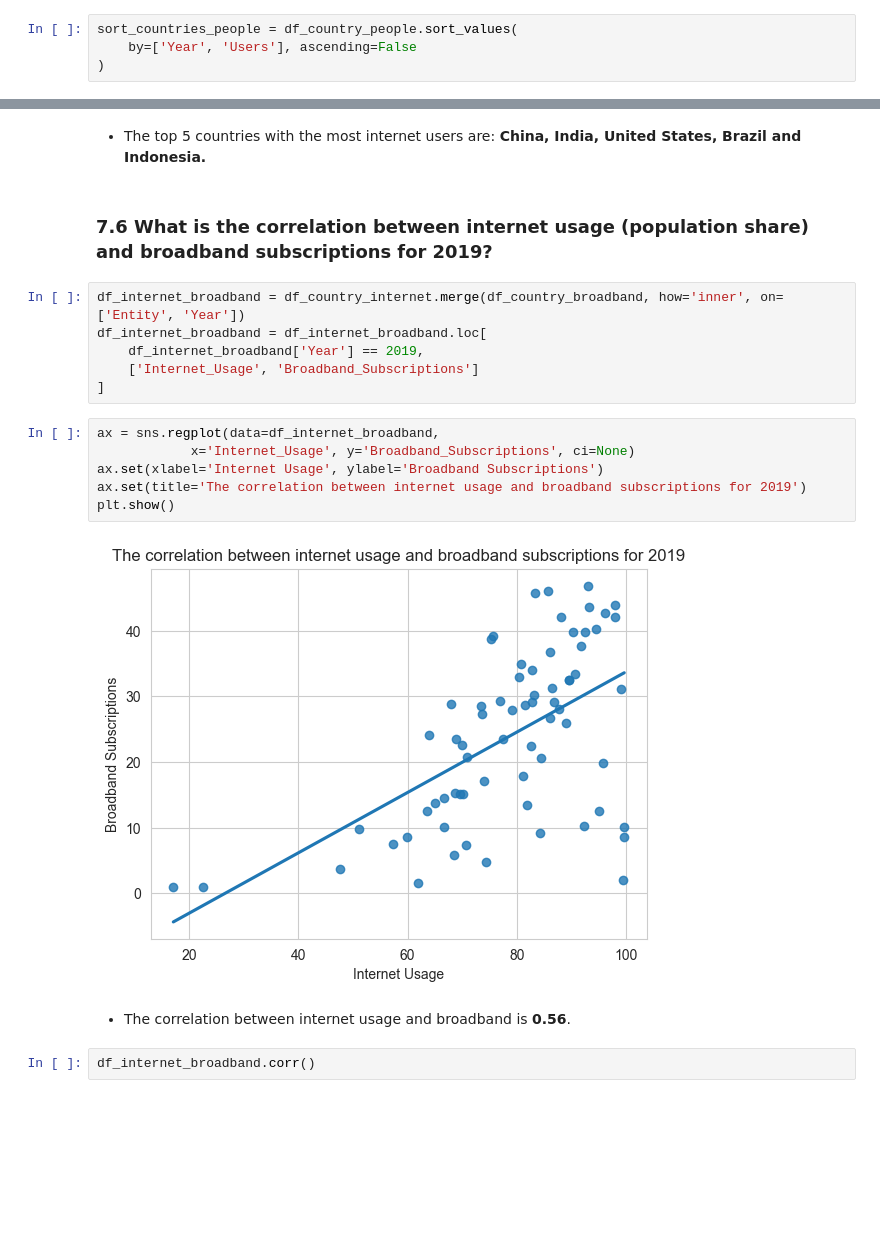
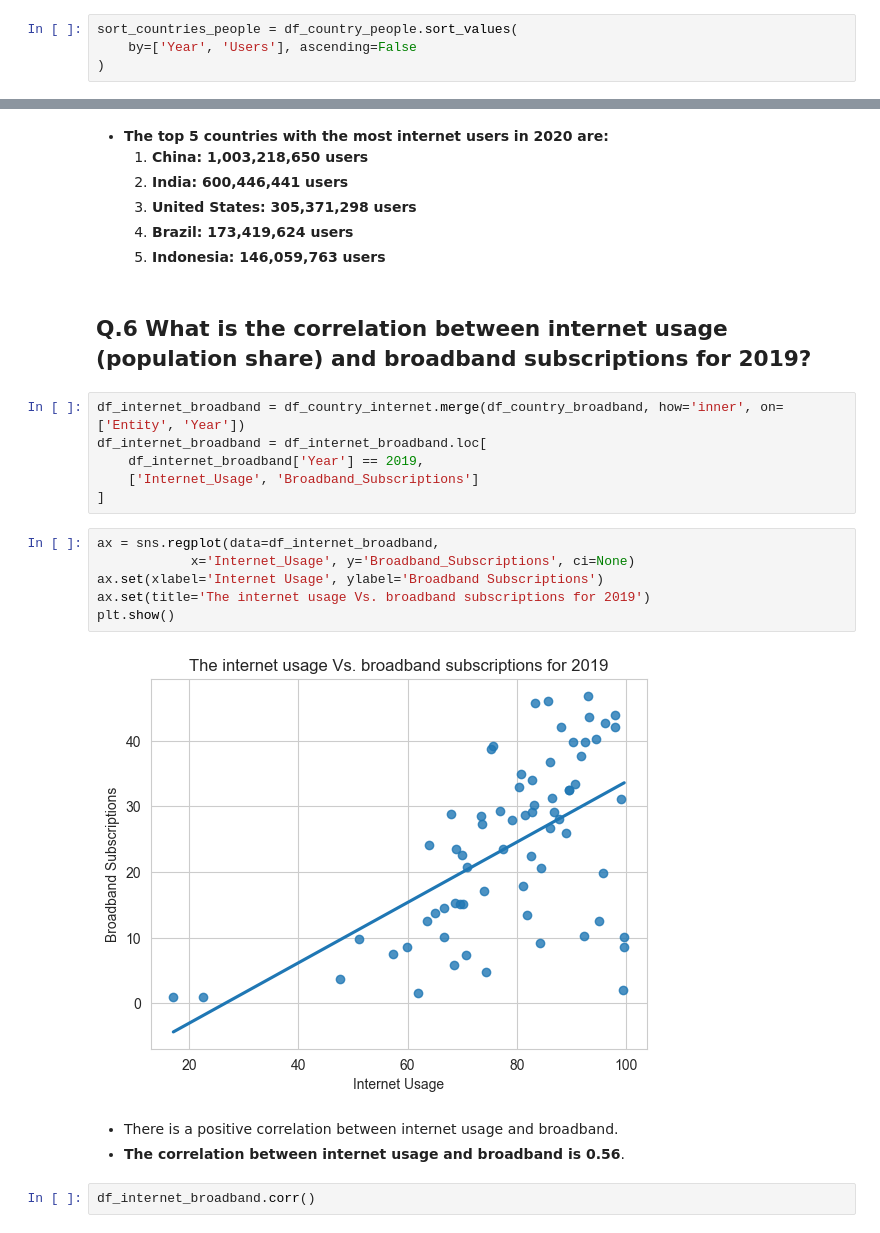
Before and after one commit to edolivasan/datacamp_competition_how_much_of_the_world_has_access_to_the_internet, a Jupyter notebook: how_much_of_the_world_has_access_to_the_internet_analysis.ipynb, the cells around one changed output, grey strips where cells are left out. Saved outputs shown, nothing was run; the diff lists cells and outputs as text; blank space fills up the shorter version.

```diff
--- a/how_much_of_the_world_has_access_to_the_internet_analysis.ipynb
+++ b/how_much_of_the_world_has_access_to_the_internet_analysis.ipynb
@@ -885,7 +1049,12 @@ top5_countries_users
 # %% [markdown]
-- The top 5 countries with the most internet users are: **China, India, United States, Brazil and Indonesia.**
+- **The top 5 countries with the most internet users in 2020 are:**
+    1. **China: 1,003,218,650 users**
+    2. **India: 600,446,441 users**
+    3. **United States: 305,371,298 users**
+    4. **Brazil: 173,419,624 users**
+    5. **Indonesia: 146,059,763 users**
 # %% [markdown]
-### 7.6 What is the correlation between internet usage (population share) and broadband subscriptions for 2019?
+## Q.6 What is the correlation between internet usage (population share) and broadband subscriptions for 2019?
 # %%
 df_internet_broadband = df_country_internet.merge(df_country_broadband, how='inner', on=['Entity', 'Year'])
 df_internet_broadband = df_internet_broadband.loc[
@@ -895,13 +1064,14 @@ df_internet_broadband = df_internet_broadband.loc[
 # %%
 ax = sns.regplot(data=df_internet_broadband,
             x='Internet_Usage', y='Broadband_Subscriptions', ci=None)
 ax.set(xlabel='Internet Usage', ylabel='Broadband Subscriptions')
-ax.set(title='The correlation between internet usage and broadband subscriptions for 2019')
+ax.set(title='The internet usage Vs. broadband subscriptions for 2019')
 plt.show()
 # %% [output]
-[figure, old version]
+[figure, new version]
 # %% [markdown]
-- The correlation between internet usage and broadband is **0.56**.
+- There is a positive correlation between internet usage and broadband.
+- **The correlation between internet usage and broadband is 0.56**.
 # %%
 df_internet_broadband.corr()
 # %% [output]
```
Also changed, not shown: parts of 74 cells of this notebook.
